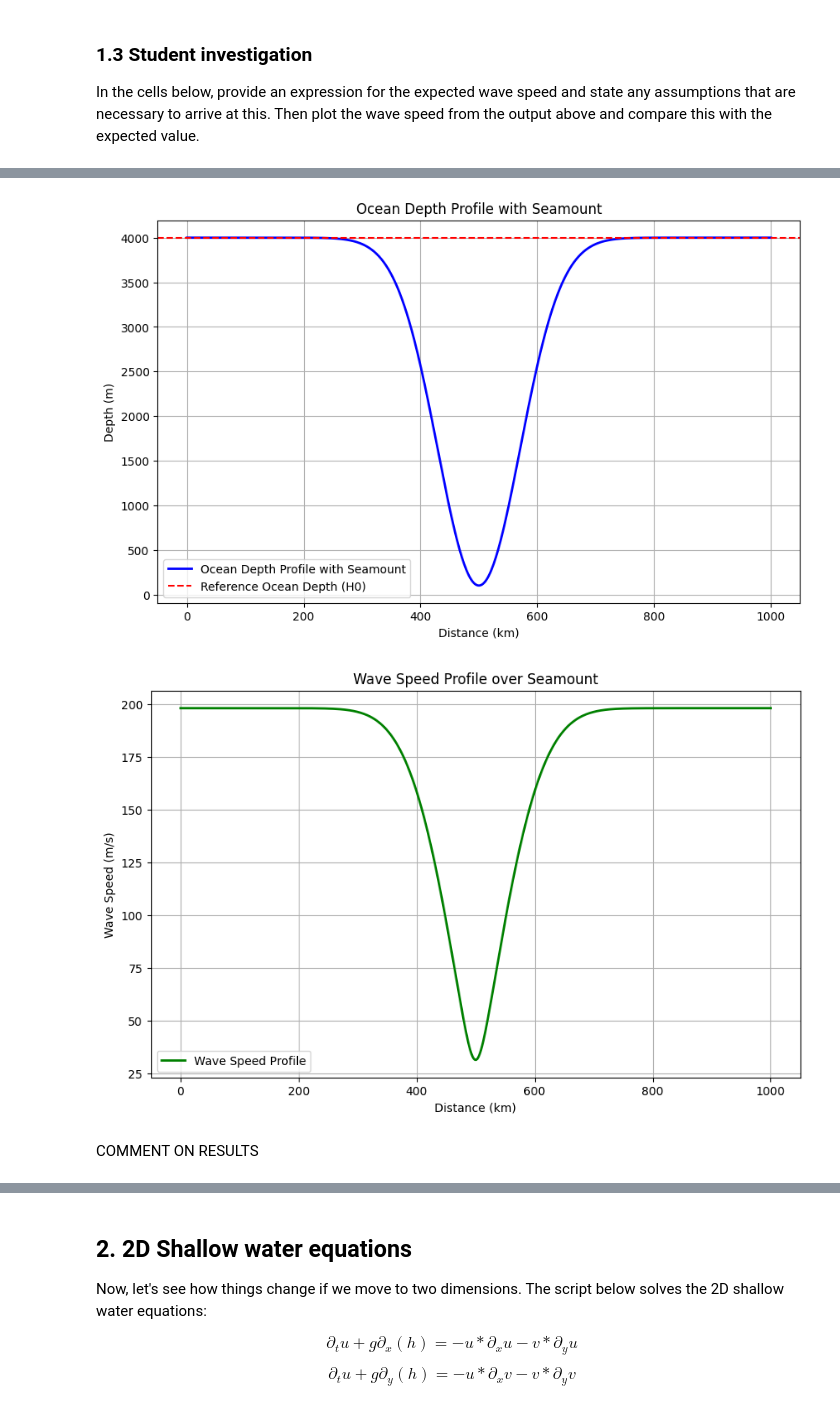
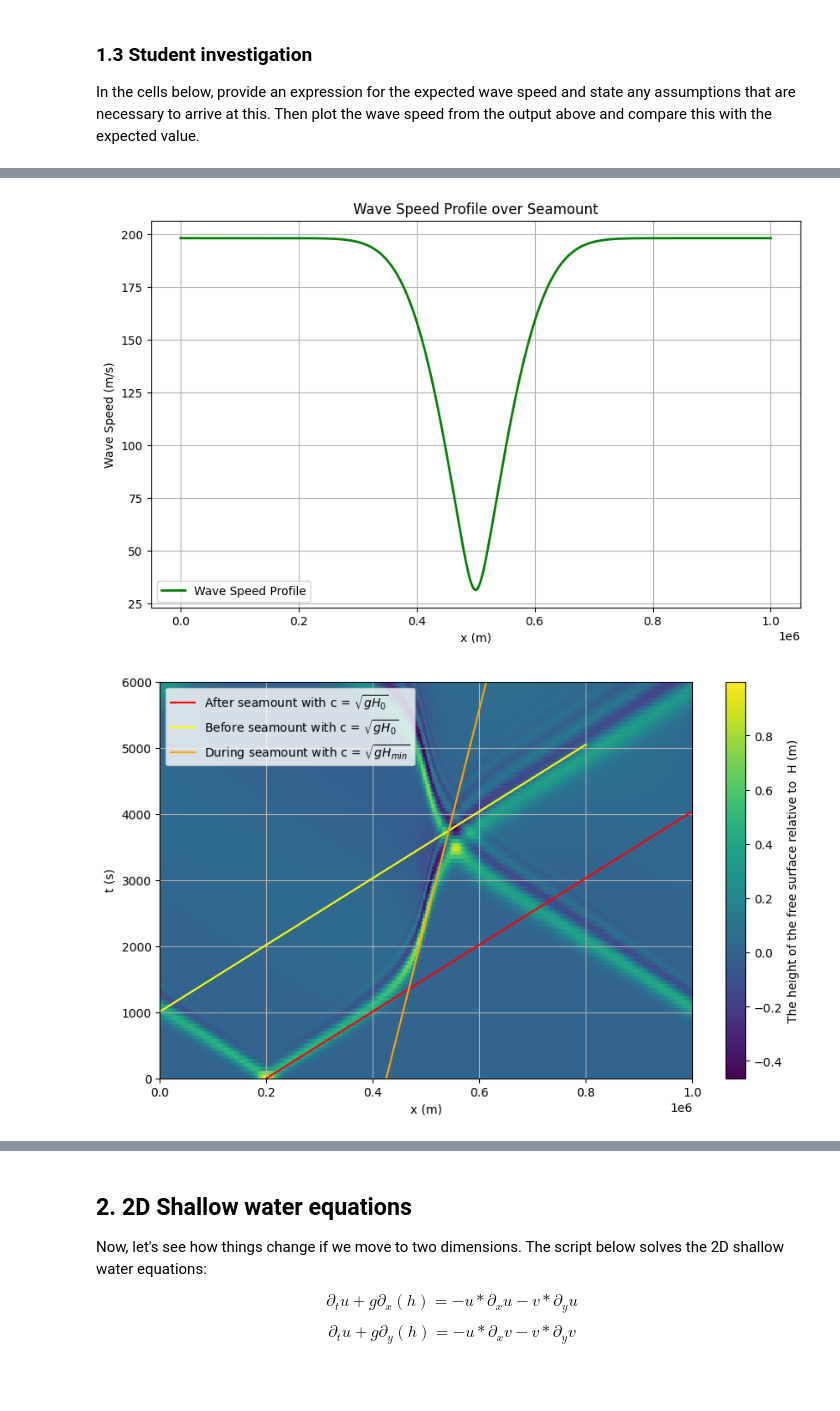
Before and after one commit to Zero-Rae/QCES123, a Jupyter notebook: project3_tsunami.ipynb, the cells around one changed output, grey strips where cells are left out. Drawn from its saved outputs; the diff is of its cells as text; code cells hidden in the pictures; blank space fills up the shorter version.

```diff
--- a/project3_tsunami.ipynb
+++ b/project3_tsunami.ipynb
@@ -352,41 +338,60 @@ $$
 $$
 which gives $c = \sqrt{g \cdot (H_0 - h_b)}.$
 # %%
-g = 9.81  # gravitational acceleration (m/s^2)
-H0 = 4000  # reference ocean depth (m)
-H_min = 100  # minimum depth above the seamount (m)
-w2 = 100 * 1e3  # Width of the seamount (m)
-x2 = 500 * 1e3  # Center of the seamount (m)
-x = np.linspace(0, 1000, 500)  # distance in km
+# Parameters
+g = 9.81
+H0 = 4000
+H_min = 100
+w2 = 1 * 1e5
+x2 = 5 * 1e5
 
-# Ocean depth profile with seamount
+
+# Depth profile with seamount
 H = H0 - (H0 - H_min) * np.exp(-((x * 1e3 - x2)**2) / w2**2)
 
-# Calculate wave speed
+# Wave speed
 wave_speed = np.sqrt(g * H)
-
-# Plotting ocean depth
-plt.figure(figsize=(10, 6))
-plt.plot(x, H, label="Ocean Depth Profile with Seamount", color="blue", linewidth=2)
-plt.axhline(H0, color='r', linestyle='--', label="Reference Ocean Depth (H0)")
-plt.xlabel("Distance (km)")
-plt.ylabel("Depth (m)")
-plt.title("Ocean Depth Profile with Seamount")
-plt.legend()
-plt.grid(True)
-plt.show()
 
 # Plotting wave speed
 plt.figure(figsize=(10, 6))
-plt.plot(x, wave_speed, label="Wave Speed Profile", color="green", linewidth=2)
-plt.xlabel("Distance (km)")
+plt.plot(x * 1000, wave_speed, label="Wave Speed Profile", color="green", linewidth=2)
+plt.xlabel("x (m)")
 plt.ylabel("Wave Speed (m/s)")
 plt.title("Wave Speed Profile over Seamount")
 plt.legend()
 plt.grid(True)
 plt.show()
 # %% [output]
-[figure, old version]
+[figure, new version]
-[figure, removed]
-# %% [markdown]
-COMMENT ON RESULTS
+# %%
+# Ensure x and t_save match the required dimensions
+x_pcolor = np.linspace(0, 1000000, h_save.shape[1] + 1)  # Extend x to match h_save columns
+t_pcolor = np.linspace(0, max(t_save), h_save.shape[0] + 1)  # Extend t_save to match h_save rows
+
+# Create the pcolor plot
+plt.figure(figsize=(10, 6))
+plt.pcolor(x_pcolor, t_pcolor, h_save, shading='auto')  # Use 'auto' for proper alignment
+plt.colorbar(label="The height of the free surface relative to  H (m)")
+plt.xlabel("x (m)")
+plt.ylabel("t (s)")
+plt.grid(True)
+
+# Add theoretical wave speed paths
+plt.plot(x * 1000 + 2 * 1e5, x * 1000 / np.sqrt(g * H0), color="red", label="After seamount with c = $\sqrt{gH_0}$")
+plt.plot(x * 1000 - 2 * 1e5, x * 1000 / np.sqrt(g * H0), color="yellow", label="Before seamount with c = $\sqrt{gH_0}$")
+
+# Filter data for the orange line
+x_filtered = x * 1000 + 4.25 * 1e5
+y_filtered = x * 1000 / np.sqrt(g * H_min)
+valid_indices = (x_filtered >= 0) & (x_filtered <= max(x_pcolor))
+x_filtered = x_filtered[valid_indices]
+y_filtered = y_filtered[valid_indices]
+
+plt.plot(x_filtered, y_filtered, color="orange", label="During seamount with c = $\sqrt{gH_{min}}$")
+
+plt.xlim([0, max(x_pcolor)])  # Restrict x axis range
+plt.ylim([0, max(t_pcolor)])  # Restrict y axis range
+plt.legend()
+plt.show()
+# %% [output]
+[figure, added]
```
Also changed, not shown: parts of 5 cells of this notebook.
